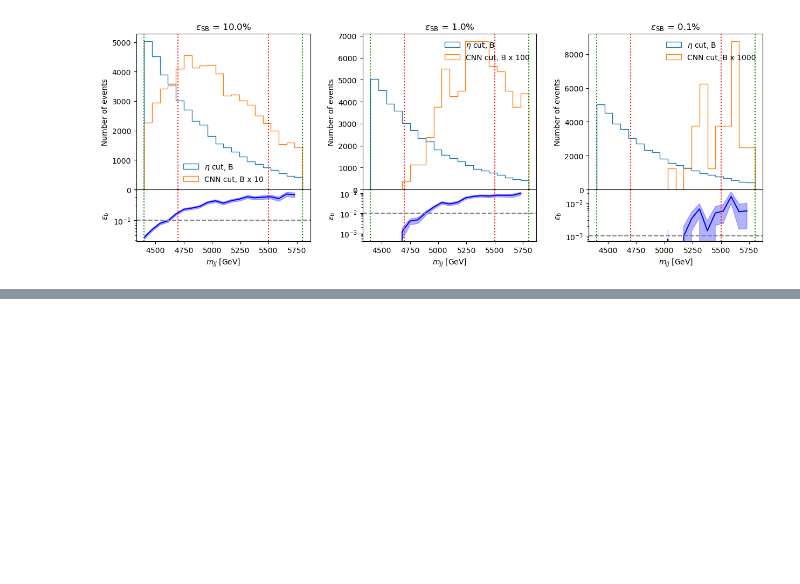
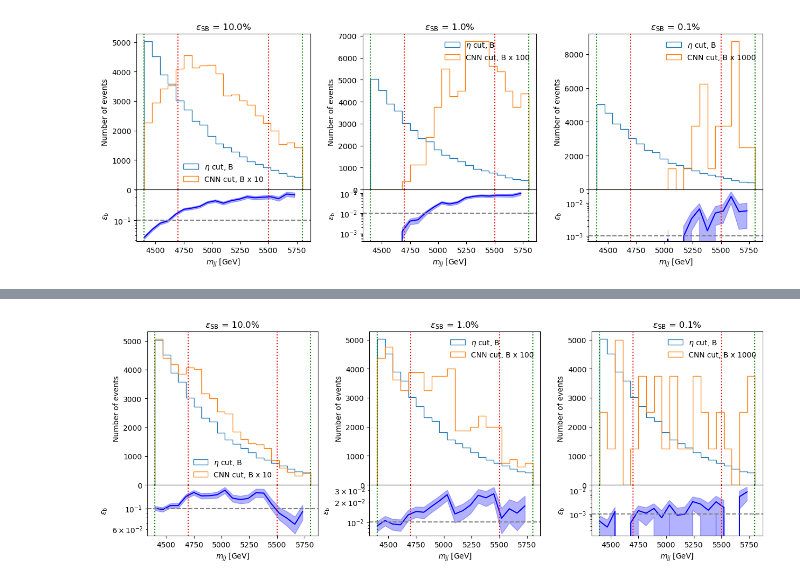
Before and after one commit to r10222035/data_augmentation, a Jupyter notebook: CNN/plot_mjj_distribution.ipynb, the cells around one changed output, grey strips where cells are left out. Drawn from its saved outputs; the diff is of its cells as text; code cells hidden in the pictures; blank space fills up the shorter version.

Commit message:
Code: Implement SRSB normalization and plot the training results

```diff
--- a/CNN/plot_mjj_distribution.ipynb
+++ b/CNN/plot_mjj_distribution.ipynb
@@ -573,0 +611,16 @@ plot_mjj_distribution_CNN_cut(mjj_train_b,
+# %%
+# compute the mean and std of the training set, then normalize the training set
+train_nevents = (np.array([n_SR_S, n_SB_S, n_SR_B, n_SB_B]) * r_train).astype(int)
+X_train, y_train = utils.create_mix_sample_from_npy(train_npy_paths, train_nevents, seed=seed)
+
+val_nevents = (np.array([n_SR_S, n_SB_S, n_SR_B, n_SB_B]) * r_val).astype(int)
+X_val, y_val = utils.create_mix_sample_from_npy(val_npy_paths, val_nevents, seed=seed)
+
+X_SR = np.concatenate([X_train[y_train == 1], X_val[y_val == 1]])
+X_SB = np.concatenate([X_train[y_train == 0], X_val[y_val == 0]])
+
+mean_SR, std_SR = np.mean(X_SR), np.std(X_SR)
+mean_SB, std_SB = np.mean(X_SB), np.std(X_SB)
+
+X_train_SR = (X_train_SR - mean_SR) / std_SR
+X_train_SB = (X_train_SB - mean_SB) / std_SB
@@ -573,0 +630,15 @@ plot_mjj_distribution_CNN_cut(mjj_train_b,
+# %%
+X_train = np.concatenate([X_train_SR, X_train_SB], axis=0)
+y_train = np.concatenate([y_train_SR, y_train_SB], axis=0)
+mjj_train = np.concatenate([mjj_SR, mjj_SB], axis=0)
+
+mjj_train_s = mjj_train[y_train == 1]
+mjj_train_b = mjj_train[y_train == 0]
+
+# get the predicted probability
+y_prob = loaded_model.predict(X_train, batch_size=1024)
+
+# get the threshold from the training samples in SB region
+thresholds = get_thresholds_of_model(model_path, X_train_SB, y_train_SB, passing_rates=efficiencies)
+
+mjj_s_CNNs, mjj_b_CNNs = get_mjj_after_CNN_cut(mjj_train, y_prob, y_train, thresholds)
@@ -573,0 +650,12 @@ plot_mjj_distribution_CNN_cut(mjj_train_b,
+# %%
+save_path = '../figures/mjj_distribution_CNN_cut_SRSB_normalized_origin_SB_0_train.pdf'
+plot_mjj_distribution_CNN_cut(mjj_train_b,
+                              mjj_b_CNNs,
+                              n_b_before_cut=n_SR_B + n_SB_B,
+                              efficiencies=efficiencies,
+                              n_bins=20,
+                              hist_range=(4400, 5800),
+                              save_path=save_path
+                              )
+# %% [output]
+[figure, added]
```
Also changed, not shown: parts of 8 cells of this notebook, 10 other files.
